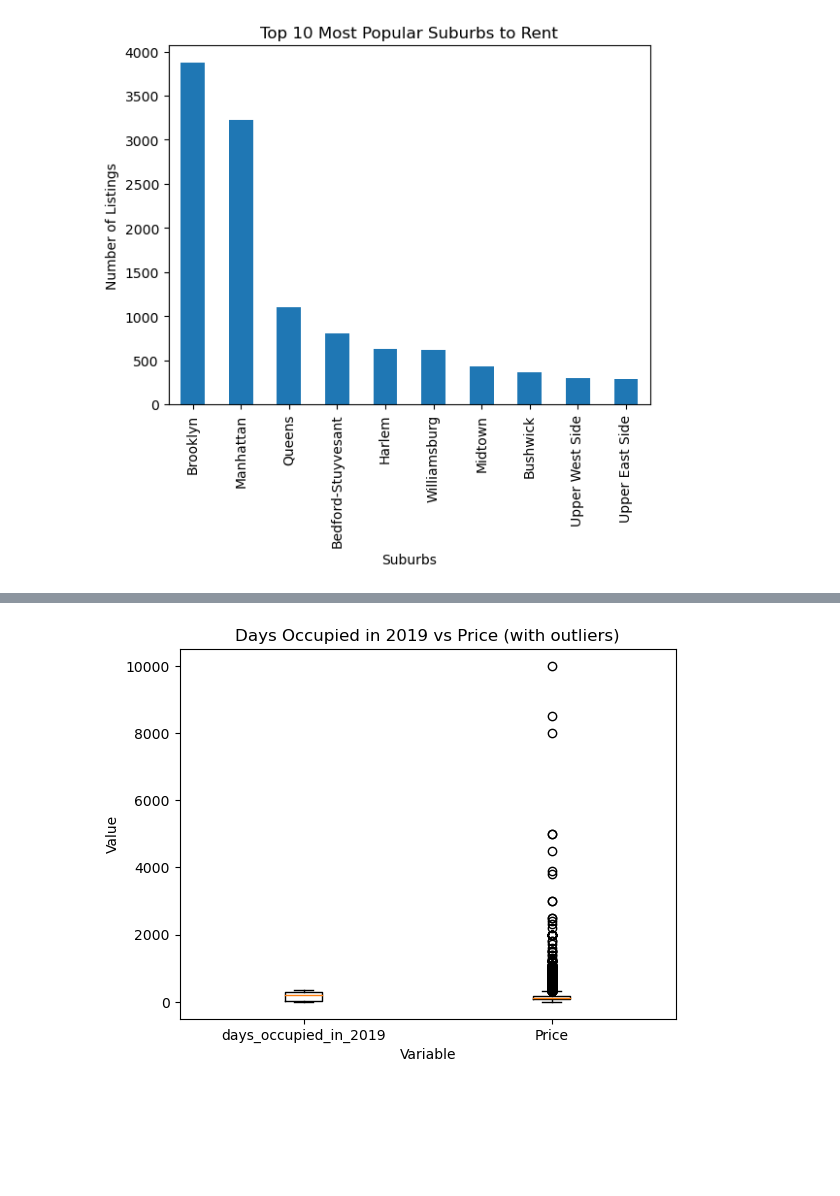
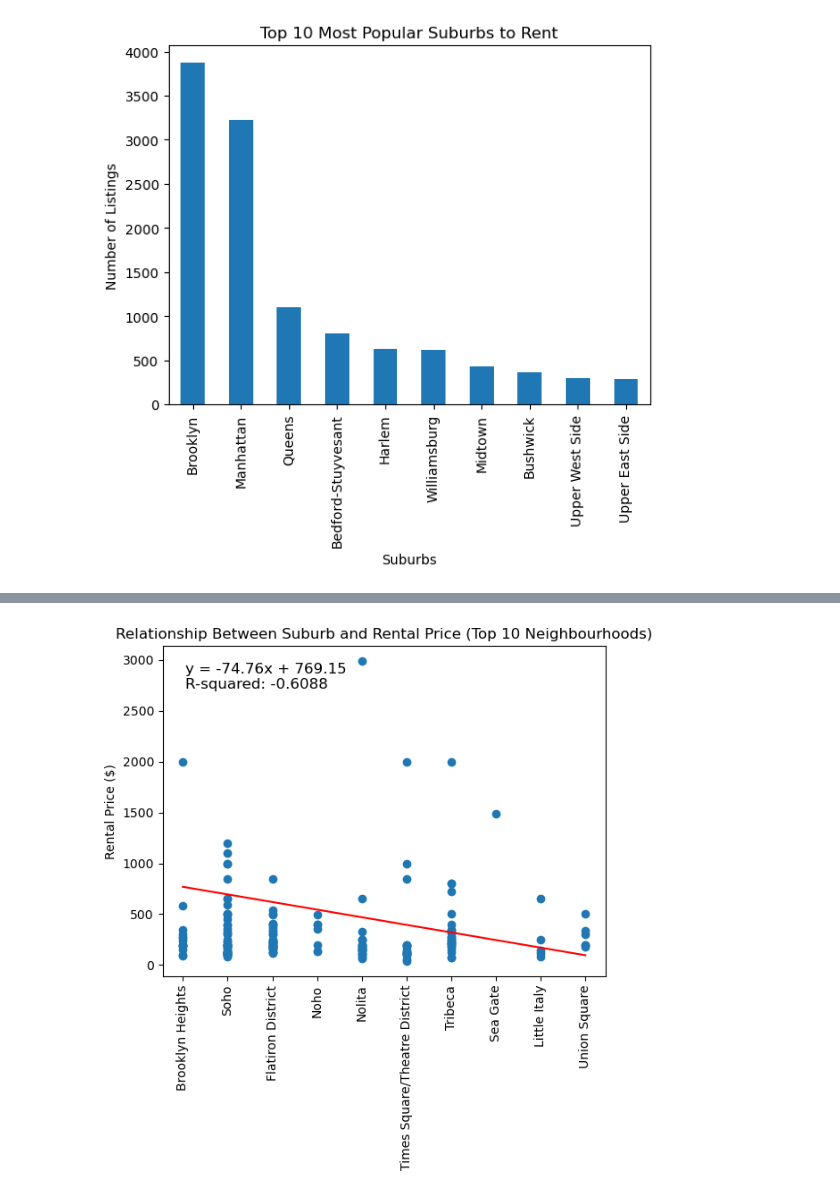
Before and after one commit to RLButch/group-project-1, a Jupyter notebook: NYRentalListingAnalysis.ipynb, the cells around one changed output, grey strips where cells are left out. Drawn from its saved outputs; the diff is of its cells as text; code cells hidden in the pictures; blank space fills up the shorter version.

```diff
--- a/NYRentalListingAnalysis.ipynb
+++ b/NYRentalListingAnalysis.ipynb
@@ -115,31 +99,3 @@ ax.set_ylabel("Number of Listings")
 plt.show()
 # %% [output]
 [figure]
-# %%
-# Get the mean rental price by neighbourhood and select the top 10
-rent_and_suburb = realestate_data_df[["price", "neighbourhood"]]
-mean_rent_by_suburb = rent_and_suburb.groupby('neighbourhood').mean()
-top_10_neighborhoods = mean_rent_by_suburb.sort_values(by='price', ascending=False).head(10).index.tolist()
-
-# Filter the dataset to only include the top 10 neighborhoods
-realestate_data_top10_df = realestate_data_df[realestate_data_df['neighbourhood'].isin(top_10_neighborhoods)]
-
-# Create a scatter plot of rental price vs. neighbourhood
-plt.scatter(realestate_data_top10_df['neighbourhood'], realestate_data_top10_df['price'])
-
-# Create a linear regression line using numpy's polyfit function
-x = np.arange(len(top_10_neighborhoods))
-y = mean_rent_by_suburb.loc[top_10_neighborhoods]['price']
-m, b = np.polyfit(x, y, 1)
-plt.plot(x, m*x + b, color='red')
-
-# Set the title and labels of the plot
-plt.title("Relationship Between Suburb and Rental Price (Top 10 Neighborhoods)")
-#plt.xlabel("Suburb")
-plt.ylabel("Rental Price")
-
-# Rotate the x-axis labels to 45 degrees for better readability
-plt.xticks(rotation=90)
-
-# Display the plot
-plt.show()
@@ -148,21 +102,19 @@ plt.show()
-# %%
-# Filter the data to include only listings from 2019
-#realestate_data_2019 = realestate_data_df[realestate_data_df['days_occupied_in_2019'] == 2019]
-
-# Create a list of days occupied in 2019 and a list of prices
-days_occupied_2019 = realestate_data_df['days_occupied_in_2019'].tolist()
-prices = realestate_data_df['price'].tolist()
-
-# Create the box plot with outliers
-plt.boxplot([days_occupied_2019, prices], labels=['days_occupied_in_2019', 'Price'], showfliers=True)
-
-# Set the title and labels of the plot
-plt.title('Days Occupied in 2019 vs Price (with outliers)')
-plt.xlabel('Variable')
-plt.ylabel('Value')
-
-# Display the plot
-plt.show()
-# %% [output]
-[figure, removed]
+# %%
+plt.scatter(realestate_data_top10_df['neighbourhood'], realestate_data_top10_df['price'])
+
+x = np.arange(len(top_10_neighborhoods))
+y = mean_rent_by_suburb.loc[top_10_neighborhoods]['price']
+m, b, r_value, p_value, std_err = linregress(x, y)
+plt.plot(x, m*x + b, color='red')
+
+plt.title("Relationship Between Suburb and Rental Price (Top 10 Neighbourhoods)")
+plt.ylabel("Rental Price ($)")
+
+plt.xticks(rotation=90)
+
+plt.text(0.05, 0.95, f'y = {m:.2f}x + {b:.2f}\nR-squared: {r_value:.4f}', transform=plt.gca().transAxes, fontsize=12, verticalalignment='top', horizontalalignment='left')
+plt.savefig("output/Scatter1.png")
+plt.show()
+# %% [output]
+[figure, added]
 # %%
```
Also changed, not shown: parts of 12 cells of this notebook, 3 other files.
